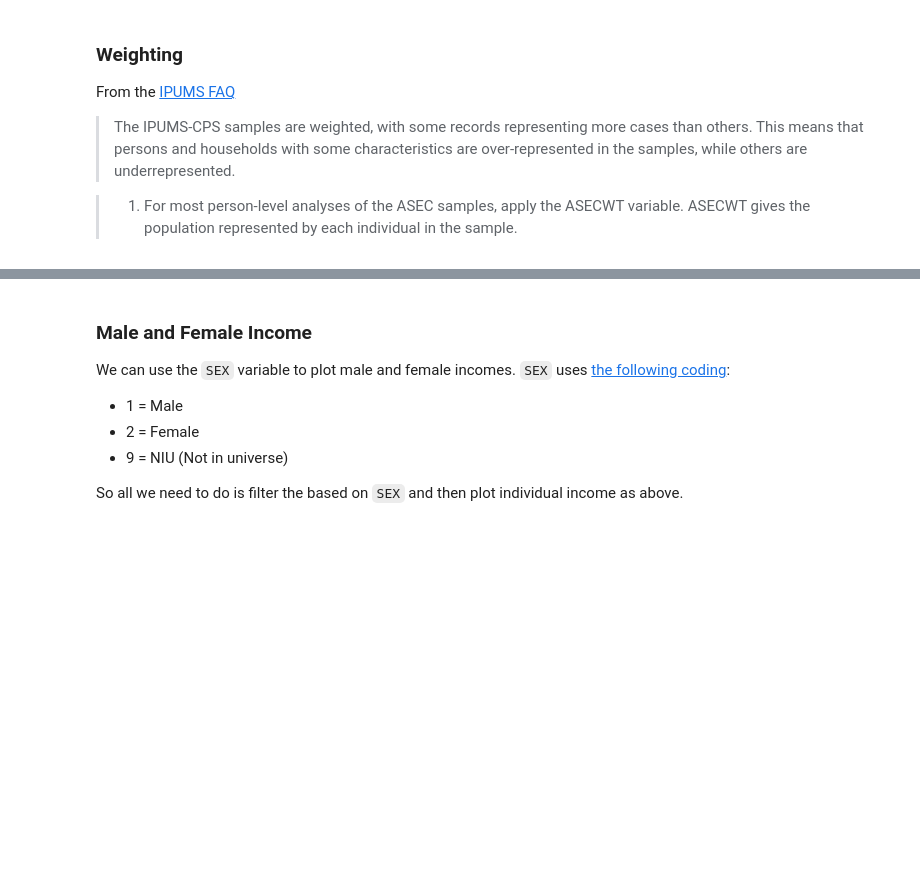
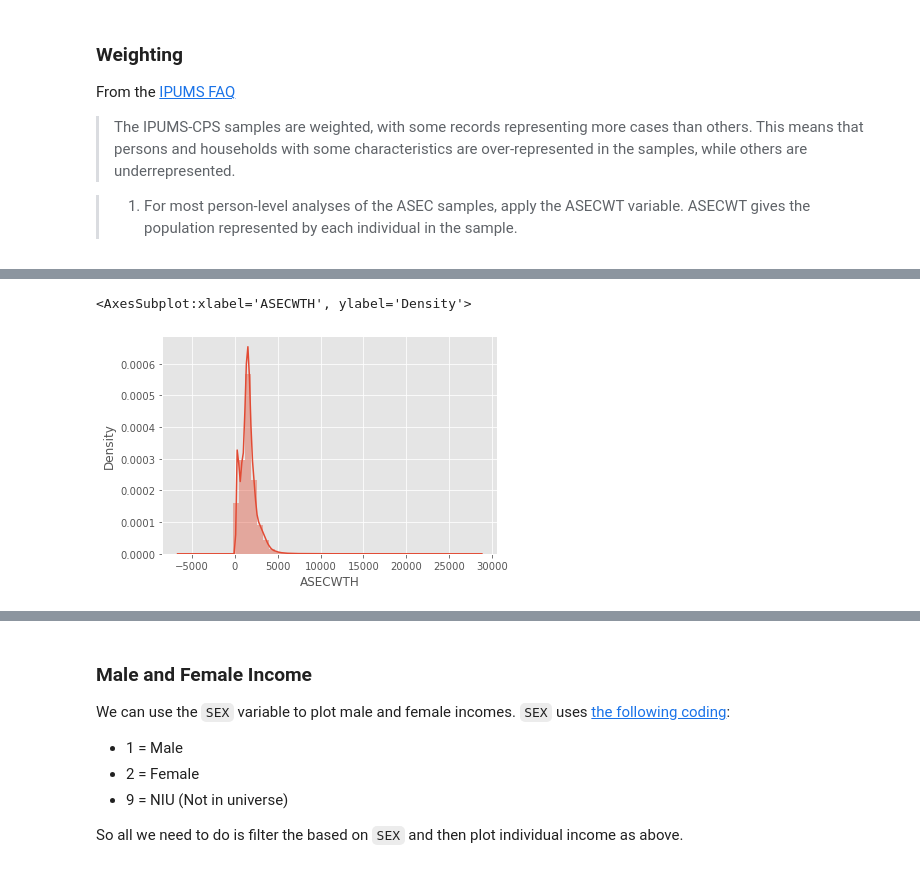
Before and after one commit to hamishhuggard/us-income-visualisations, a Jupyter notebook: create-animations.ipynb, the cells around one changed output, grey strips where cells are left out. Cells and saved outputs as stored; diff of their text form; code cells hidden in the pictures; blank space fills up the shorter version.

```diff
--- a/create-animations.ipynb
+++ b/create-animations.ipynb
@@ -311,0 +354,5 @@ From the [IPUMS FAQ](https://cps.ipums.org/cps-action/faq#ques7)
+# %%
+sns.distplot(data['ASECWTH'])
+# %% [output]
+<AxesSubplot:xlabel='ASECWTH', ylabel='Density'>
+[figure, added]
```
Also changed, not shown: parts of 28 cells of this notebook, 2 other files.
